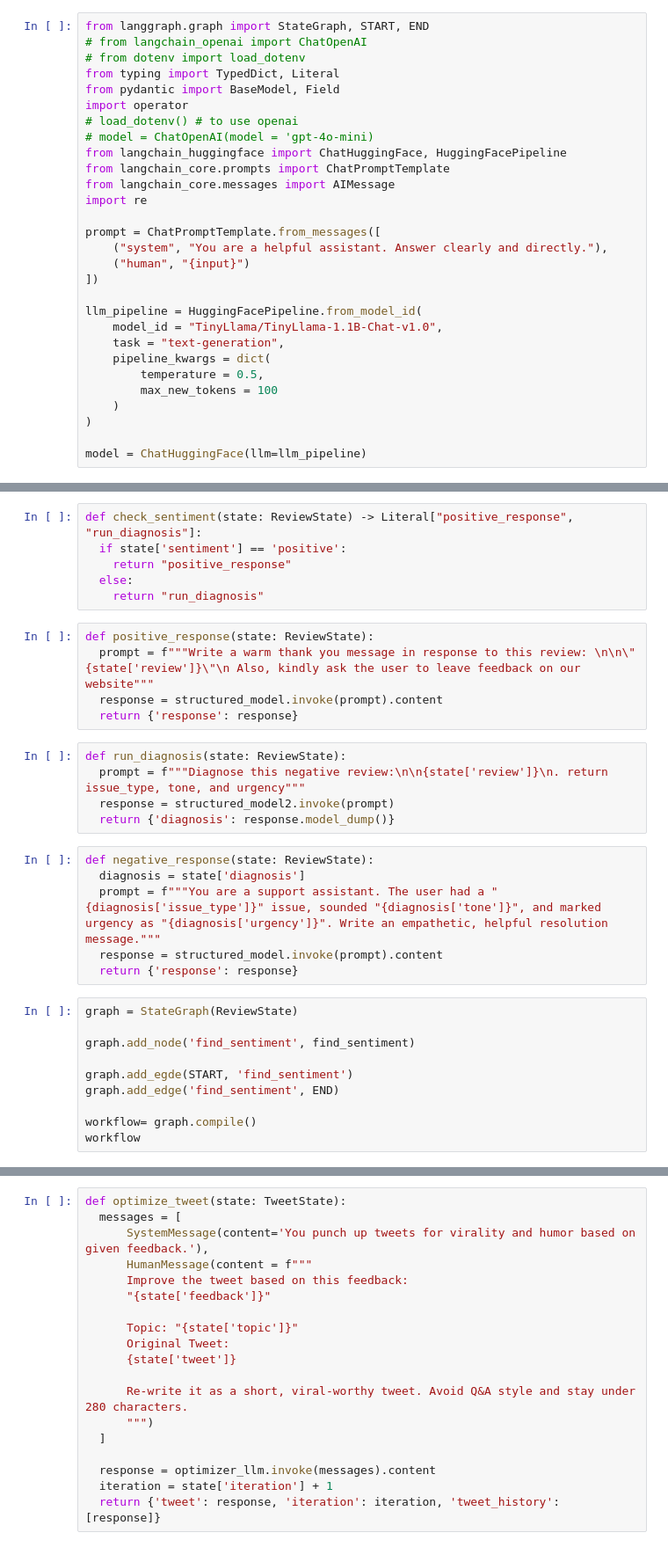
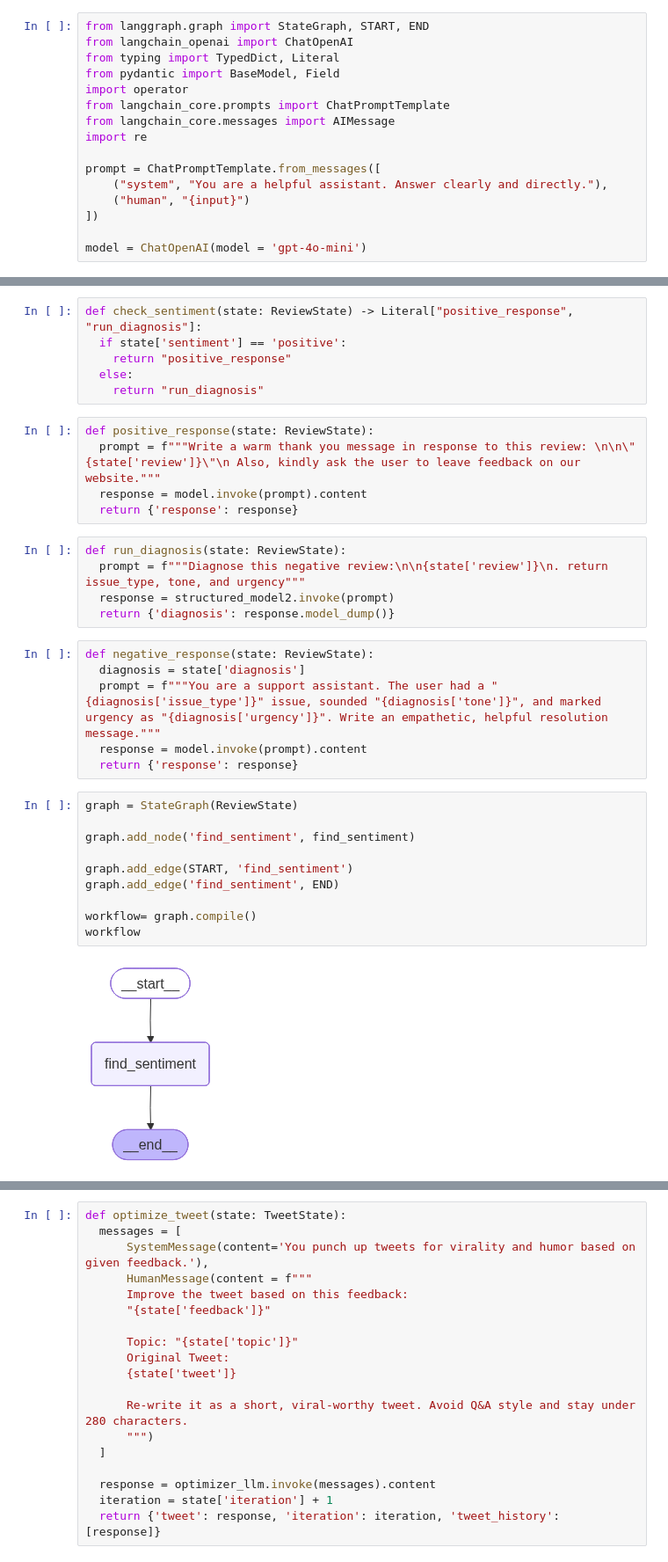
Before and after one commit to Koyel1234/ai-ml-learning-journey, a Jupyter notebook: google_colab_notebooks/nitish_singh/genai_notebooks/parts/workflows.ipynb, the cells around one changed output, grey strips where cells are left out. Shown at 88% size. Cells and saved outputs as stored; diff of their text form.

```diff
--- a/google_colab_notebooks/nitish_singh/genai_notebooks/parts/workflows.ipynb
+++ b/google_colab_notebooks/nitish_singh/genai_notebooks/parts/workflows.ipynb
@@ -756,13 +764,9 @@ workflow.invoke(initial_state)
 # %%
 from langgraph.graph import StateGraph, START, END
-# from langchain_openai import ChatOpenAI
-# from dotenv import load_dotenv
+from langchain_openai import ChatOpenAI
 from typing import TypedDict, Literal
 from pydantic import BaseModel, Field
 import operator
-# load_dotenv() # to use openai
-# model = ChatOpenAI(model = 'gpt-4o-mini)
-from langchain_huggingface import ChatHuggingFace, HuggingFacePipeline
 from langchain_core.prompts import ChatPromptTemplate
 from langchain_core.messages import AIMessage
 import re
@@ -772,14 +776,5 @@ prompt = ChatPromptTemplate.from_messages([
     ("human", "{input}")
 ])
 
-llm_pipeline = HuggingFacePipeline.from_model_id(
-    model_id = "TinyLlama/TinyLlama-1.1B-Chat-v1.0",
-    task = "text-generation",
-    pipeline_kwargs = dict(
-        temperature = 0.5,
-        max_new_tokens = 100
-    )
-)
-
-model = ChatHuggingFace(llm=llm_pipeline)
+model = ChatOpenAI(model = 'gpt-4o-mini')
 # %%
@@ -820,8 +822,8 @@ def check_sentiment(state: ReviewState) -> Literal["positive_response", "run_dia
     return "run_diagnosis"
 # %%
 def positive_response(state: ReviewState):
-  prompt = f"""Write a warm thank you message in response to this review: \n\n\"{state['review']}\"\n Also, kindly ask the user to leave feedback on our website"""
-  response = structured_model.invoke(prompt).content
+  prompt = f"""Write a warm thank you message in response to this review: \n\n\"{state['review']}\"\n Also, kindly ask the user to leave feedback on our website."""
+  response = model.invoke(prompt).content
   return {'response': response}
 # %%
 def run_diagnosis(state: ReviewState):
@@ -832,15 +834,17 @@ def run_diagnosis(state: ReviewState):
 def negative_response(state: ReviewState):
   diagnosis = state['diagnosis']
   prompt = f"""You are a support assistant. The user had a "{diagnosis['issue_type']}" issue, sounded "{diagnosis['tone']}", and marked urgency as "{diagnosis['urgency']}". Write an empathetic, helpful resolution message."""
-  response = structured_model.invoke(prompt).content
+  response = model.invoke(prompt).content
   return {'response': response}
 # %%
 graph = StateGraph(ReviewState)
 
 graph.add_node('find_sentiment', find_sentiment)
 
-graph.add_egde(START, 'find_sentiment')
+graph.add_edge(START, 'find_sentiment')
 graph.add_edge('find_sentiment', END)
 
 workflow= graph.compile()
 workflow
+# %% [output]
+[figure, added]
```
Also changed, not shown: parts of 40 cells of this notebook.
